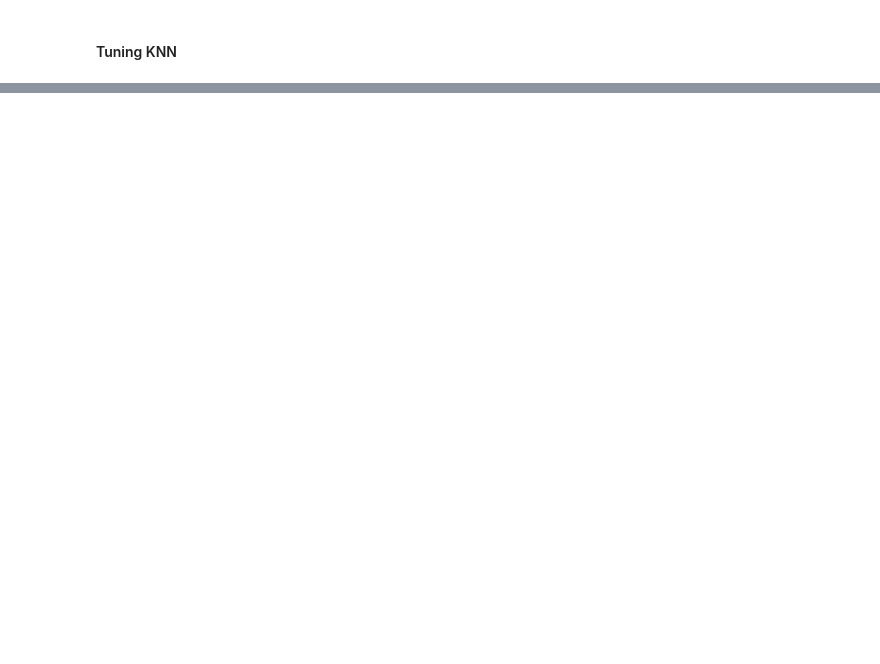
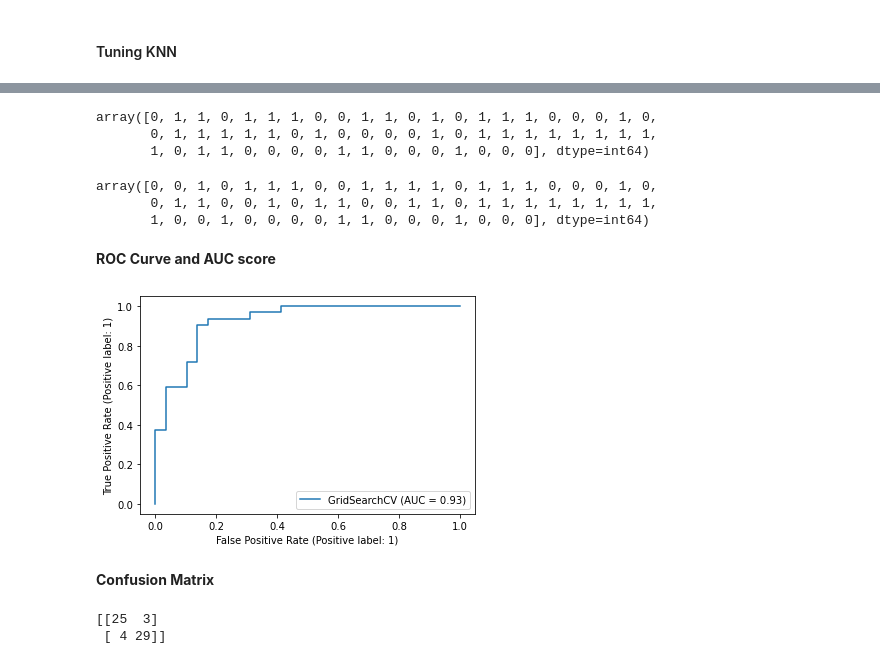
Before and after one commit to Tanishq-19/Heart-Disease-Classification, a Jupyter notebook: Heart-Disease-Classification.ipynb, the cells around one changed output, grey strips where cells are left out. Saved outputs shown, nothing was run; the diff lists cells and outputs as text; code cells hidden in the pictures; blank space fills up the shorter version.

Commit message:
Done half evaluation matrix

```diff
--- a/Heart-Disease-Classification.ipynb
+++ b/Heart-Disease-Classification.ipynb
@@ -487,0 +503,8 @@ plt.legend();
+# %%
+# Random Hyperparameter search for Logistic Regression
+
+np.random.seed(seed_value)
+
+rs_log_reg = RandomizedSearchCV(LogisticRegression(), param_distributions=log_reg_grid, cv=5, n_iter=20, verbose=True)
+
+rs_log_reg.fit(X_train, y_train)
@@ -487,0 +529,12 @@ plt.legend();
+# %%
+# Random Hyperparameter search for RandomForest
+
+np.random.seed(seed_value)
+
+rs_rf = RandomizedSearchCV(RandomForestClassifier(),
+                               param_distributions=rf_grid,
+                               cv=5,
+                               n_iter=20,
+                               verbose=True)
+
+rs_rf.fit(X_train, y_train)
@@ -487,0 +569,16 @@ plt.legend();
+# %%
+# Importing GridSearchCV
+from sklearn.model_selection import GridSearchCV
+
+# Hyperparameters for logistic regression model
+
+log_reg_grid = {"C": np.logspace(-4, 4, 30),
+                "solver":["liblinear"]}
+
+gs_log_reg = GridSearchCV(LogisticRegression(),
+                          param_grid=log_reg_grid,
+                          cv=5,
+                          verbose=True)
+
+# Fit GridSearchCV model
+gs_log_reg.fit(X_train, y_train)
@@ -487,0 +623,32 @@ plt.legend();
+# %%
+y_preds
+# %% [output]
+array([0, 1, 1, 0, 1, 1, 1, 0, 0, 1, 1, 0, 1, 0, 1, 1, 1, 0, 0, 0, 1, 0,
+       0, 1, 1, 1, 1, 1, 0, 1, 0, 0, 0, 0, 1, 0, 1, 1, 1, 1, 1, 1, 1, 1,
+       1, 0, 1, 1, 0, 0, 0, 0, 1, 1, 0, 0, 0, 1, 0, 0, 0], dtype=int64)
+# %%
+y_test
+# %% [output]
+array([0, 0, 1, 0, 1, 1, 1, 0, 0, 1, 1, 1, 1, 0, 1, 1, 1, 0, 0, 0, 1, 0,
+       0, 1, 1, 0, 0, 1, 0, 1, 1, 0, 0, 1, 1, 0, 1, 1, 1, 1, 1, 1, 1, 1,
+       1, 0, 0, 1, 0, 0, 0, 0, 1, 1, 0, 0, 0, 1, 0, 0, 0], dtype=int64)
+# %% [markdown]
+**ROC Curve and AUC score**
+# %%
+# Importing plot_roc_curve
+from sklearn.metrics import plot_roc_curve
+
+# Ploting roc curve and auc score
+plot_roc_curve(gs_log_reg, X_test, y_test);
+# %% [output]
+[figure, added]
+# %% [markdown]
+**Confusion Matrix**
+# %%
+# Importing confusion matrix
+from sklearn.metrics import confusion_matrix
+
+print(confusion_matrix(y_preds, y_test))
+# %% [output]
+[[25  3]
+ [ 4 29]]
```
Also changed, not shown: parts of 31 cells of this notebook.
